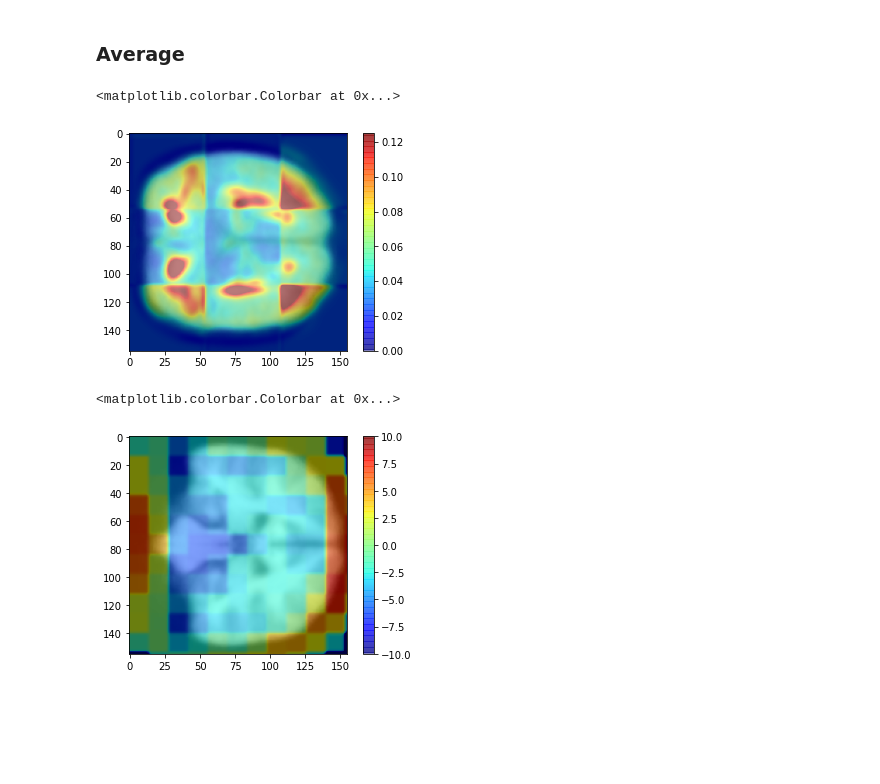
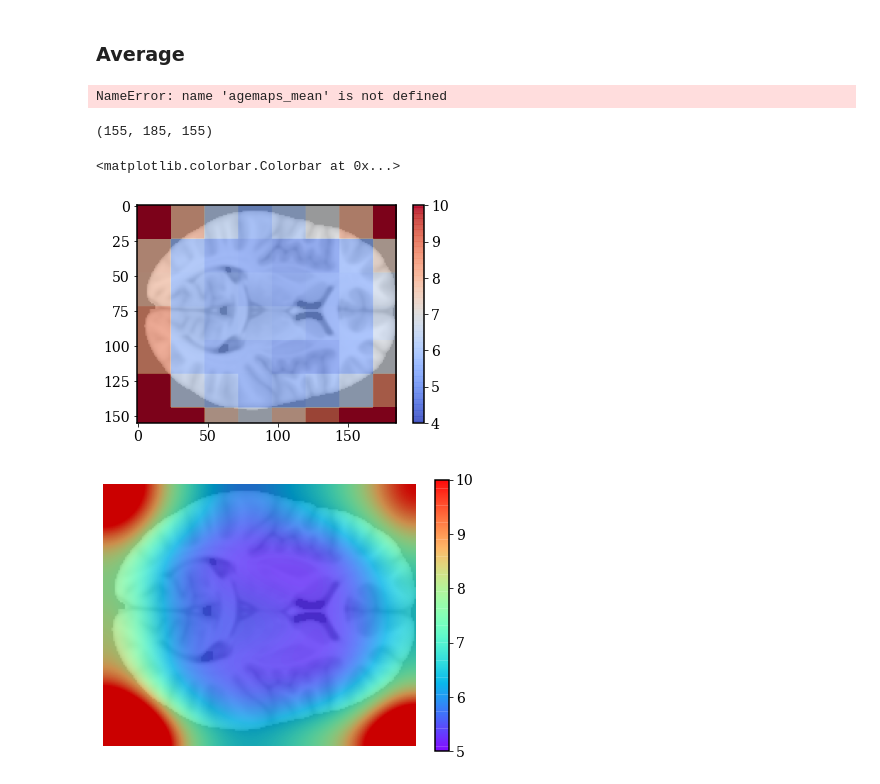
Before and after one commit to lab-midas/brainage, a Jupyter notebook: notebooks/visualization/0.0-th-grid3d.ipynb, the cells around one changed output. Saved outputs shown, nothing was run; the diff lists cells and outputs as text; code cells hidden in the pictures; blank space fills up the shorter version.

Commit message:
plots updated

```diff
--- a/notebooks/visualization/0.0-th-grid3d.ipynb
+++ b/notebooks/visualization/0.0-th-grid3d.ipynb
@@ -104,22 +84,46 @@ with h5py.File(data_path, 'r') as hf:
     img_mean = img_mean/len(keys)
     agemaps_mean = agemaps_mean/len(keys)
+# %%
+mni_brain = nib.load('/home/raheppt1/tools/FSL/data/standard/MNI152_T1_1mm_brain.nii.gz')
+affine = mni_brain.affine
+nib.save(nib.Nifti1Image(agemaps_mean, affine), str(data_dir/'processed/patchwise/export/map_mae_average.nii.gz'))
+# %% [output]
+NameError: name 'agemaps_mean' is not defined
+# %%
+# general plots parameters
+mpl.rcParams['font.family'] = 'DejaVu Serif'
+plt.rcParams['font.size'] = 14
+plt.rcParams['axes.linewidth'] = 1.5
+# %%
+mni_brain = nib.load('/home/raheppt1/tools/FSL/data/standard/MNI152_T1_1mm_brain.nii.gz')
+affine = mni_brain.affine
+mni_brain = mni_brain.get_fdata()[(slice(15,170), slice(15,200), slice(0,155))]
+agemaps_mean = nib.load(data_dir/'processed/patchwise/export/map_mae_average.nii.gz')
+agemaps_mean = agemaps_mean.get_fdata()
+map_sigma = nib.load(data_dir/'processed/patchwise/export/map_sigma_average.nii.gz')
+map_sigma = map_sigma.get_fdata()
+# %%
+map_diff.shape
+# %% [output]
+(155, 185, 155)
 # %%
-sl = 50
-sigma = 1.0
-tmp = np.copy(gradmaps_mean[0])
-plt.imshow(img_mean[0, :,sl,:], cmap='gray')
-plt.imshow(gaussian_filter(tmp, sigma=sigma)[:,sl,:], alpha=0.5, vmin=0.0, vmax=0.125, cmap='jet')
+sl = 80
+sigma = 15.0
+plt.imshow(mni_brain[:,:,sl], cmap='gray')
+plt.imshow(agemaps_mean[:,:,sl], cmap='coolwarm', alpha=0.7, vmin=4, vmax=10.0)
 plt.colorbar()
 # %% [output]
 <matplotlib.colorbar.Colorbar at 0x...>
-[figure, old version]
+[figure, new version]
 # %%
 sl = 80
-sigma = 1.0
-tmp = np.copy(agemaps_mean[0])
-plt.imshow(img_mean[0, :,sl,:], cmap='gray')
-plt.imshow(gaussian_filter(tmp, sigma=sigma)[:,sl,:], vmin=-10, vmax=10, alpha=0.5, cmap='jet')
+sigma = 15.0
+fig = plt.figure(figsize=(7,5))
+plt.axis('off')
+plt.imshow(mni_brain[:,:,sl], cmap='gray')
+tmp = np.copy(agemaps_mean)
+plt.imshow(gaussian_filter(tmp, sigma=sigma)[:,:,sl], cmap='rainbow', alpha=0.8, vmin=5.0, vmax=10.0)
 plt.colorbar()
+plt.savefig('Figure5a.pdf', dpi=600, transparent=False, bbox_inches='tight')
 # %% [output]
-<matplotlib.colorbar.Colorbar at 0x...>
-[figure, old version]
+[figure, new version]
```
Also changed, not shown: parts of 14 cells of this notebook, 26 other files.
